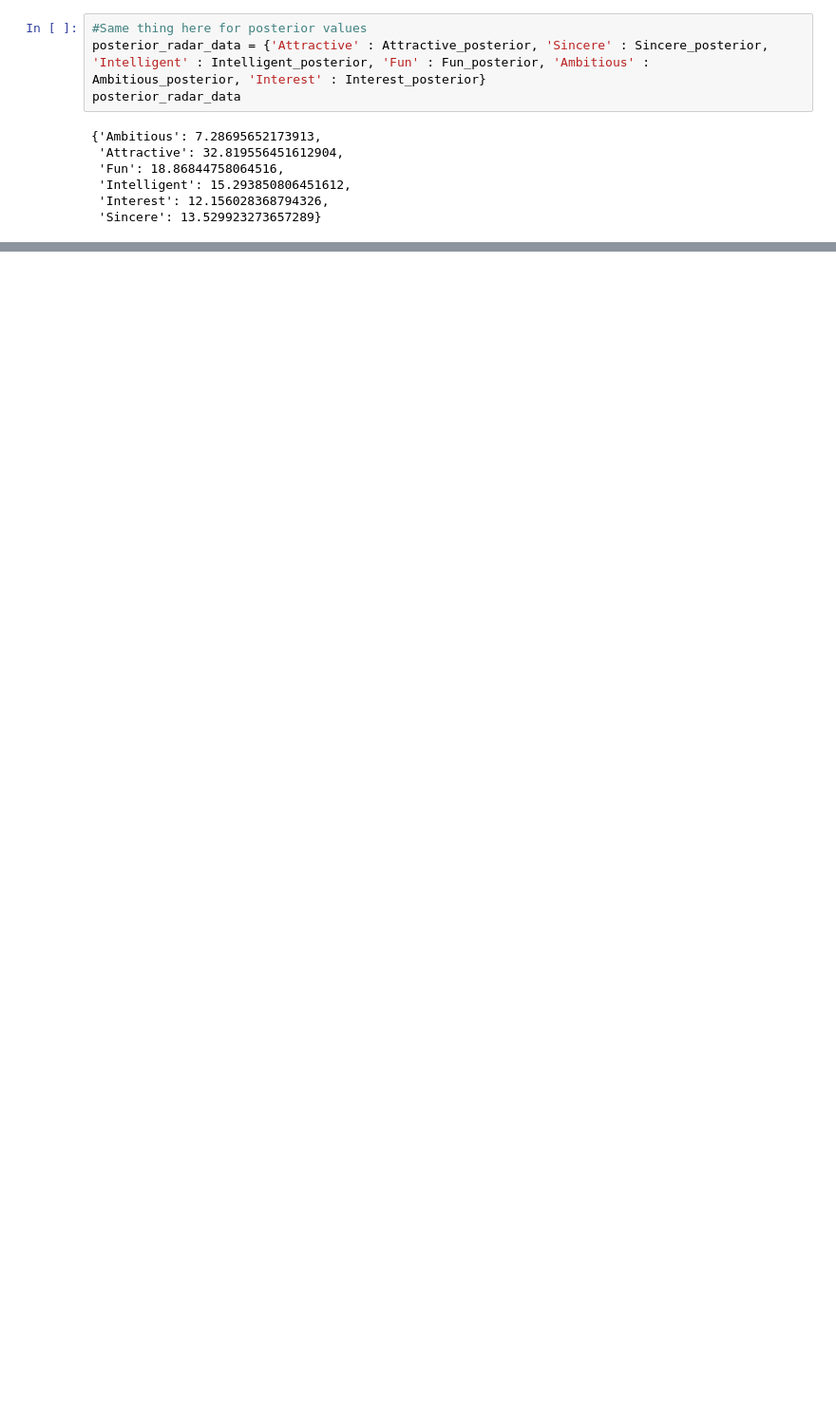
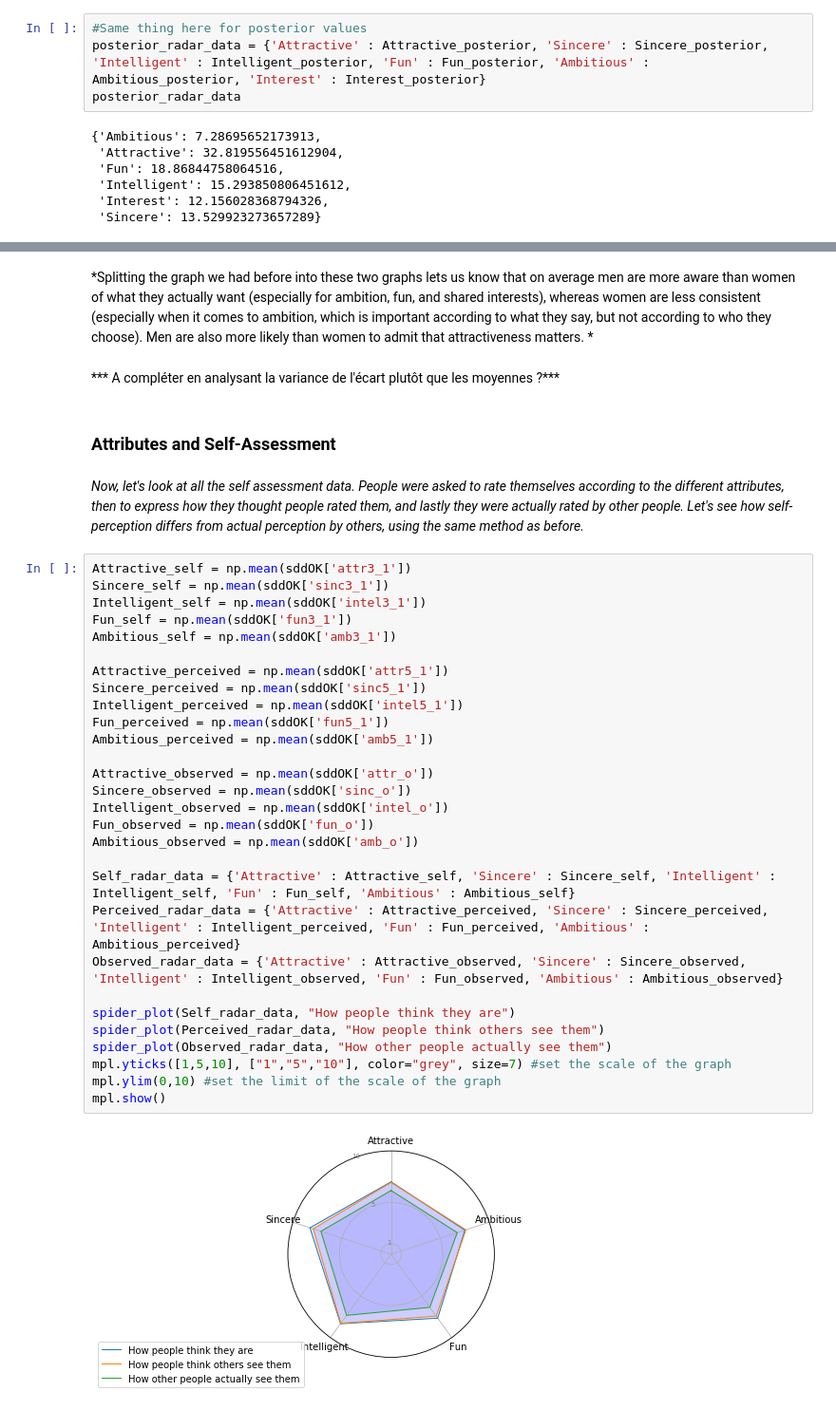
Before and after one commit to alexchouraki/Python-Project, a Jupyter notebook: Python Project.ipynb, the cells around one changed output, grey strips where cells are left out. Shown: that part at 95% size. Saved outputs shown, nothing was run; the diff lists cells and outputs as text; blank space fills up the shorter version.

```diff
--- a/Python Project.ipynb
+++ b/Python Project.ipynb
@@ -225,0 +291,40 @@ The Graph shows that people underestimate how much their partner's looks matter
+# %% [markdown]
+*Splitting the graph we had before into these two graphs lets us know that on average men are more aware than women of what they actually want (especially for ambition, fun, and shared interests), whereas women are less consistent (especially when it comes to ambition, which is important according to what they say, but not according to who they choose). Men are also more likely than women to admit that attractiveness matters. *
+# %% [markdown]
+*** A compléter en analysant la variance de l'écart plutôt que les moyennes ?***
+# %% [markdown]
+### Attributes and Self-Assessment
+# %% [markdown]
+*Now, let's look at all the self assessment data. People were asked to rate themselves according to the different attributes, then to express how they thought people rated them, and lastly they were actually rated by other people.
+Let's see how self-perception differs from actual perception by others, using the same method as before.*
+# %%
+Attractive_self = np.mean(sddOK['attr3_1'])
+Sincere_self = np.mean(sddOK['sinc3_1'])
+Intelligent_self = np.mean(sddOK['intel3_1'])
+Fun_self = np.mean(sddOK['fun3_1'])
+Ambitious_self = np.mean(sddOK['amb3_1'])
+
+Attractive_perceived = np.mean(sddOK['attr5_1'])
+Sincere_perceived = np.mean(sddOK['sinc5_1'])
+Intelligent_perceived = np.mean(sddOK['intel5_1'])
+Fun_perceived = np.mean(sddOK['fun5_1'])
+Ambitious_perceived = np.mean(sddOK['amb5_1'])
+
+Attractive_observed = np.mean(sddOK['attr_o'])
+Sincere_observed = np.mean(sddOK['sinc_o'])
+Intelligent_observed = np.mean(sddOK['intel_o'])
+Fun_observed = np.mean(sddOK['fun_o'])
+Ambitious_observed = np.mean(sddOK['amb_o'])
+
+Self_radar_data = {'Attractive' : Attractive_self, 'Sincere' : Sincere_self, 'Intelligent' : Intelligent_self, 'Fun' : Fun_self, 'Ambitious' : Ambitious_self}
+Perceived_radar_data = {'Attractive' : Attractive_perceived, 'Sincere' : Sincere_perceived, 'Intelligent' : Intelligent_perceived, 'Fun' : Fun_perceived, 'Ambitious' : Ambitious_perceived}
+Observed_radar_data = {'Attractive' : Attractive_observed, 'Sincere' : Sincere_observed, 'Intelligent' : Intelligent_observed, 'Fun' : Fun_observed, 'Ambitious' : Ambitious_observed}
+
+spider_plot(Self_radar_data, "How people think they are")
+spider_plot(Perceived_radar_data, "How people think others see them")
+spider_plot(Observed_radar_data, "How other people actually see them")
+mpl.yticks([1,5,10], ["1","5","10"], color="grey", size=7) #set the scale of the graph
+mpl.ylim(0,10) #set the limit of the scale of the graph
+mpl.show()
+# %% [output]
+[figure, added]
```
Also changed, not shown: parts of 34 cells of this notebook.
